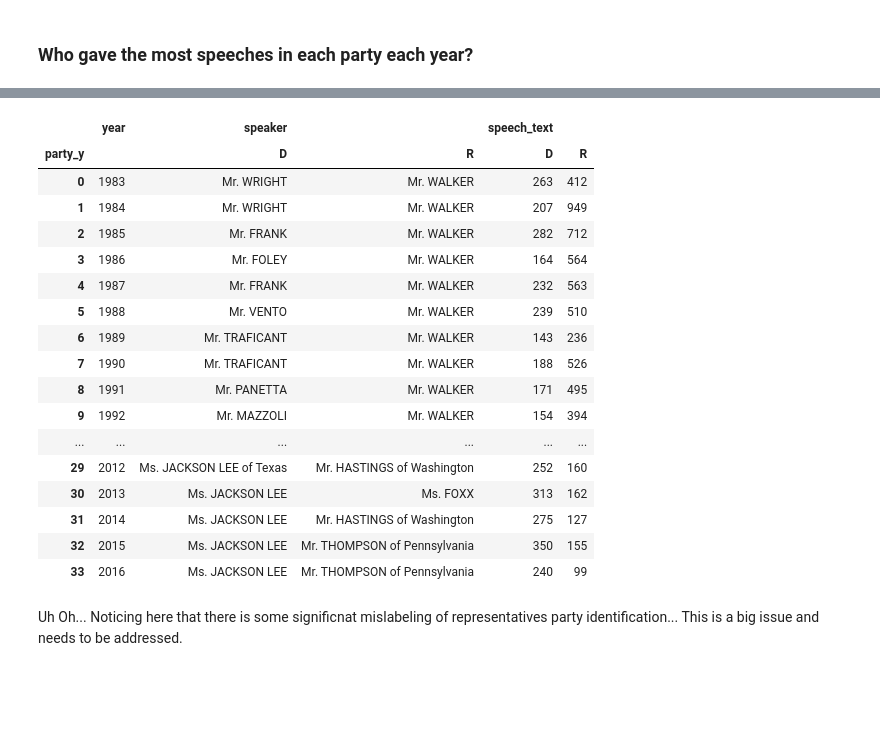
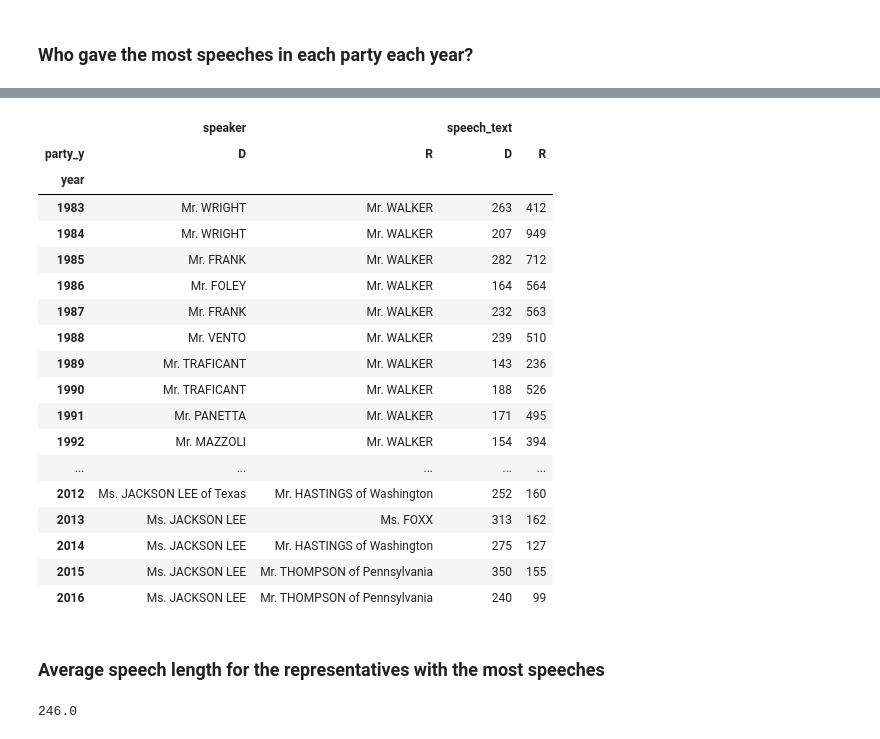
Before and after one commit to JM-Pearl/Dissertation, a Jupyter notebook: EDA House Speeches.ipynb, the cells around one changed output, grey strips where cells are left out. Cells and saved outputs as stored; diff of their text form; code cells hidden in the pictures; blank space fills up the shorter version.

Commit message:
EDA for speakers

```diff
--- a/EDA House Speeches.ipynb
+++ b/EDA House Speeches.ipynb
@@ -21,10 +22,0 @@ from tqdm import tqdm
-# %%
-dfs = []
-for congress in tqdm(range(98,115)):
-
-    DF2 = pd.read_csv(client.get_object(Bucket='ascsagemaker',
-                                           Key=f'JMP_congressional_nmf/House_bigrams/{congress:0>3}_fixed_party.csv')['Body'])
-    dfs.append(DF2)
-ldf = pd.concat(dfs)
-ldf = ldf.loc[-ldf.party_y.isnull()]
-ldf = ldf.loc[ldf.party_y != 'I']
@@ -191,23 +179,28 @@ ggplot(max_speeches,
 # %%
-max_speeches.pivot(index='year',columns='party_y').reset_index()
+max_speeches.pivot(index='year',columns='party_y',values=['speaker','speech_text'])
 # %% [output]
-|  | year | speaker |  | speech_text |  |
-| party_y |  | D | R | D | R |
-| 0 | 1983 | Mr. WRIGHT | Mr. WALKER | 263 | 412 |
-| 1 | 1984 | Mr. WRIGHT | Mr. WALKER | 207 | 949 |
-| 2 | 1985 | Mr. FRANK | Mr. WALKER | 282 | 712 |
-| 3 | 1986 | Mr. FOLEY | Mr. WALKER | 164 | 564 |
-| 4 | 1987 | Mr. FRANK | Mr. WALKER | 232 | 563 |
-| 5 | 1988 | Mr. VENTO | Mr. WALKER | 239 | 510 |
-| 6 | 1989 | Mr. TRAFICANT | Mr. WALKER | 143 | 236 |
-| 7 | 1990 | Mr. TRAFICANT | Mr. WALKER | 188 | 526 |
-| 8 | 1991 | Mr. PANETTA | Mr. WALKER | 171 | 495 |
-| 9 | 1992 | Mr. MAZZOLI | Mr. WALKER | 154 | 394 |
-| ... | ... | ... | ... | ... | ... |
-| 29 | 2012 | Ms. JACKSON LEE of Texas | Mr. HASTINGS of Washington | 252 | 160 |
-| 30 | 2013 | Ms. JACKSON LEE | Ms. FOXX | 313 | 162 |
-| 31 | 2014 | Ms. JACKSON LEE | Mr. HASTINGS of Washington | 275 | 127 |
-| 32 | 2015 | Ms. JACKSON LEE | Mr. THOMPSON of Pennsylvania | 350 | 155 |
-| 33 | 2016 | Ms. JACKSON LEE | Mr. THOMPSON of Pennsylvania | 240 | 99 |
+|  | speaker |  | speech_text |  |
+| party_y | D | R | D | R |
+| year |  |  |  |  |
+| 1983 | Mr. WRIGHT | Mr. WALKER | 263 | 412 |
+| 1984 | Mr. WRIGHT | Mr. WALKER | 207 | 949 |
+| 1985 | Mr. FRANK | Mr. WALKER | 282 | 712 |
+| 1986 | Mr. FOLEY | Mr. WALKER | 164 | 564 |
+| 1987 | Mr. FRANK | Mr. WALKER | 232 | 563 |
+| 1988 | Mr. VENTO | Mr. WALKER | 239 | 510 |
+| 1989 | Mr. TRAFICANT | Mr. WALKER | 143 | 236 |
+| 1990 | Mr. TRAFICANT | Mr. WALKER | 188 | 526 |
+| 1991 | Mr. PANETTA | Mr. WALKER | 171 | 495 |
+| 1992 | Mr. MAZZOLI | Mr. WALKER | 154 | 394 |
+| ... | ... | ... | ... | ... |
+| 2012 | Ms. JACKSON LEE of Texas | Mr. HASTINGS of Washington | 252 | 160 |
+| 2013 | Ms. JACKSON LEE | Ms. FOXX | 313 | 162 |
+| 2014 | Ms. JACKSON LEE | Mr. HASTINGS of Washington | 275 | 127 |
+| 2015 | Ms. JACKSON LEE | Mr. THOMPSON of Pennsylvania | 350 | 155 |
+| 2016 | Ms. JACKSON LEE | Mr. THOMPSON of Pennsylvania | 240 | 99 |
-# %% [markdown]
-Uh Oh... Noticing here that there is some significnat mislabeling of representatives party identification... This is a big issue and needs to be addressed.
+# %% [markdown]
+### Average speech length for the representatives with the most speeches
+# %%
+ldf.word_count.median()
+# %% [output]
+246.0
```
Also changed, not shown: parts of 18 cells of this notebook.
